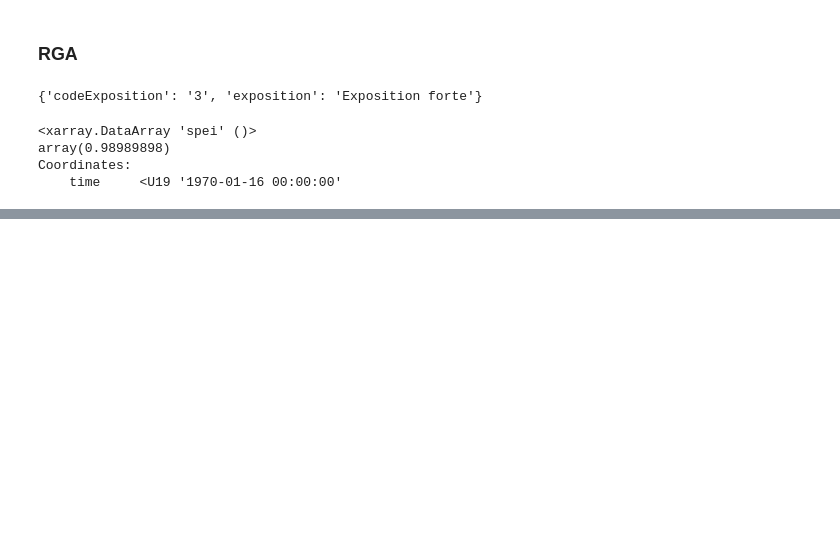
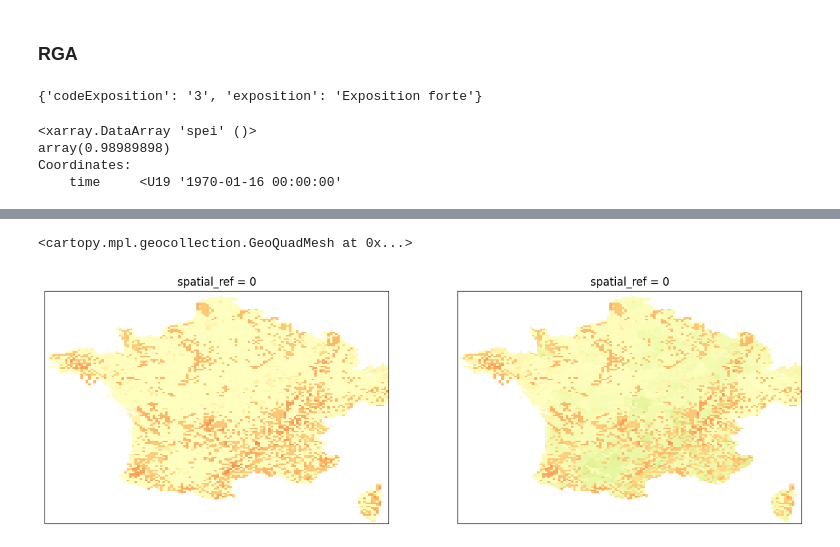
Before and after one commit to colinlenoble/Land-use, a Jupyter notebook: code/rga.ipynb, the cells around one changed output, grey strips where cells are left out. Saved outputs shown, nothing was run; the diff lists cells and outputs as text; code cells hidden in the pictures; blank space fills up the shorter version.

```diff
--- a/code/rga.ipynb
+++ b/code/rga.ipynb
@@ -87,3 +165,13 @@ change_projection(df_spei.spei.isel(time=0)).plot()
+# %%
+import cartopy.crs as ccrs
+
+fig, axs = plt.subplots(1 ,2 , figsize=(15, 7), subplot_kw={'projection': ccrs.PlateCarree()})
+
+change_projection(df_spei.spei).sel(time=slice('1970-01-01','1999-12-31')).mean(dim='time').plot(ax=axs[0], cmap='RdYlGn_r', vmin=-2, vmax=2, add_colorbar=False)
+change_projection(df_spei.spei).sel(time=slice('2000-01-01','2020-12-31')).mean(dim='time').plot(ax=axs[1], cmap='RdYlGn_r', vmin=-2, vmax=2, add_colorbar=False)
+# %% [output]
+<cartopy.mpl.geocollection.GeoQuadMesh at 0x...>
+[figure, added]
 # %%
 pop = gpd.read_file(os.path.join('data','INSEE','carreaux_1km_met.gpkg'))
 pop = pop[['ind','geometry']]
```
Also changed, not shown: parts of 8 cells of this notebook, 1 other file.
